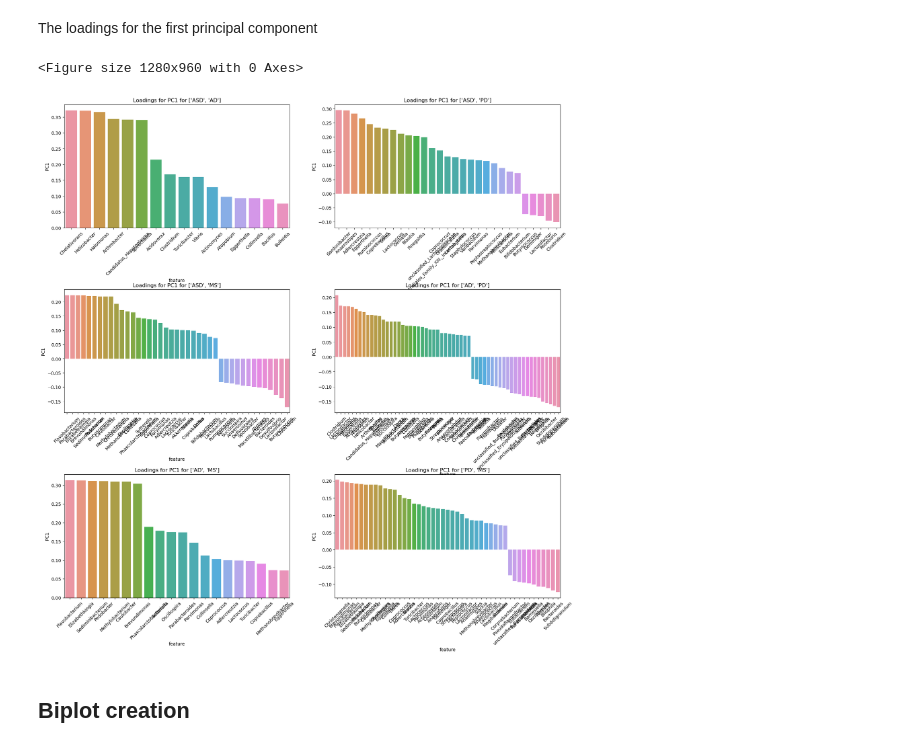
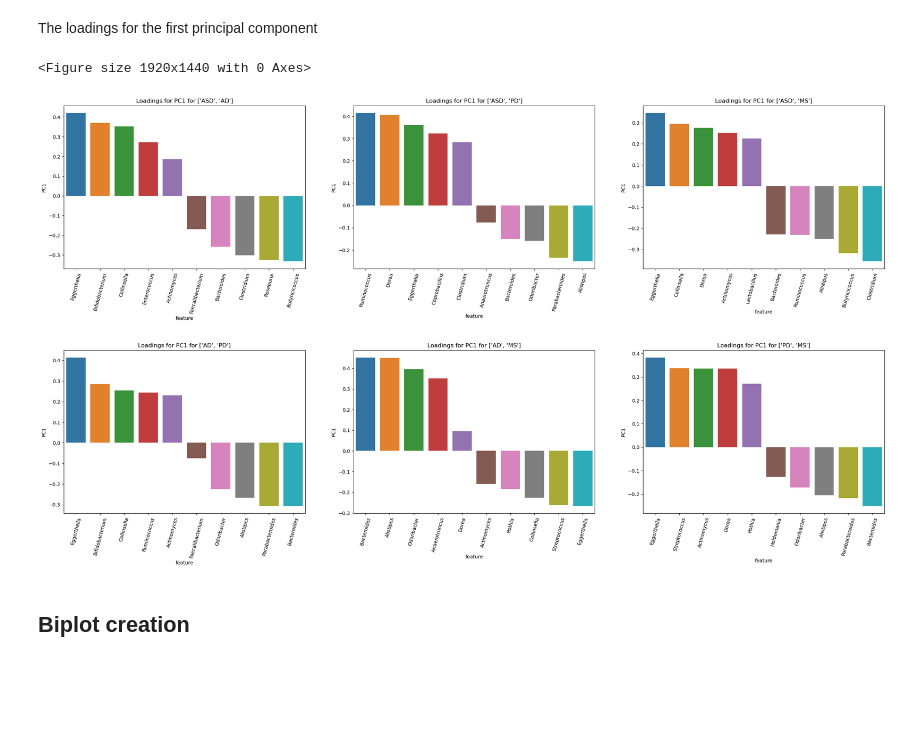
Before and after one commit to aplapteva/20440_final_project, a Jupyter notebook: Code/paired_analysis_ag.ipynb, the cells around one changed output. Drawn from its saved outputs; the diff is of its cells as text; code cells hidden in the pictures; blank space fills up the shorter version.

```diff
--- a/Code/paired_analysis_ag.ipynb
+++ b/Code/paired_analysis_ag.ipynb
@@ -134,8 +135,10 @@ Removing small relative abundances, if necessary:
 out_df_pair = []
 var_ratio_pair = []
 pcs_pair = []
+loadings_pair = []
+
 for data in data_pair_1:
-    pca = PCA(n_components=.95)
+    pca = PCA(n_components=.90)
     out = pca.fit_transform(data)
 
     columns_list = []
@@ -146,6 +149,7 @@ for data in data_pair_1:
     out_df_pair.append(out_df)
     var_ratio_pair.append(pca.explained_variance_ratio_)
     pcs_pair.append(pca.components_)
+    loadings_pair.append(pd.DataFrame(pca.components_, columns=data.columns, index=out_df.columns))
 # %% [markdown]
 **Visualize variance ratio explained by each component:**
 # %%
@@ -154,7 +158,7 @@ fig, ((ax1, ax2), (ax3, ax4), (ax5, ax6)) = plt.subplots(3, 2, figsize=(15, 15))
 axes = [ax1, ax2, ax3, ax4, ax5, ax6]
 
 for i in range(len(out_df_pair)):
-    pc = np.linspace(1, len(out_df_pair[i].columns), len(out_df_pair[i].columns))
+    pc = np.linspace(1, len(out_df_pair[i].columns)+1, len(out_df_pair[i].columns))
     axes[i].scatter(pc, var_ratio_pair[i])
     axes[i].set_title('Explained variance ratio by component: ' +  str(pairwise[i]))
     axes[i].set(xlabel='Component')
@@ -199,32 +203,34 @@ plt.savefig('../Figures/PCA_plots_paired.svg')
 # %% [markdown]
 The loadings for the first principal component
 # %%
-plt.figure(dpi = 200)
-fig, ((ax1, ax2), (ax3, ax4), (ax5, ax6)) = plt.subplots(3, 2, figsize=(20, 20))
+plt.figure(dpi = 300)
+fig, ((ax1, ax2, ax3), (ax4, ax5, ax6)) = plt.subplots(2, 3, figsize=(30, 15))
 axes = [ax1, ax2, ax3, ax4, ax5, ax6]
 plt.subplots_adjust(hspace=.5)
+load_list = []
 
 for i in range(len(pcs_pair)):
     pcs = pcs_pair[i]
     # create a dataframe with the load of the features in PC1:
     load = pd.DataFrame(np.transpose(pcs), columns=['PC'+str(i+1) for i in range(len(out_df_pair[i].columns))])
     load["feature"] = list(data_pair_1[i].columns)
 
     # descending values
     load1 = load.sort_values('PC1', ascending=False)
     load1_feat = pd.DataFrame(load1[["feature", 'PC1']], columns=['feature', 'PC1']) # for reference
+    load_list.append(list(load1_feat["feature"]))
 
-    for feat in pairwise[i]:
-        load1_feat = load1_feat.loc[(load1_feat['PC1'] > .07) | (load1_feat['PC1'] < -.07)]
+
+    load_out = pd.concat([load1_feat[:5], load1_feat[-5:]], ignore_index=True)
 
     # plot
-    sns.barplot(load1_feat, x='feature', y='PC1', ax=axes[i]);
-    axes[i].set_xticklabels(load1_feat['feature'], rotation=45);
+    sns.barplot(load_out, x='feature', y='PC1', ax=axes[i]);
+    axes[i].set_xticklabels(load_out['feature'], rotation=75);
     axes[i].set_title("Loadings for PC1 for " + str(pairwise[i]));
 
 plt.savefig('../Figures/PCA_load_plots_paired.svg')
 # %% [output]
-<Figure size 1280x960 with 0 Axes>
+<Figure size 1920x1440 with 0 Axes>
-[figure, old version]
+[figure, new version]
 # %% [markdown]
 ## Biplot creation
```
Also changed, not shown: parts of 29 cells of this notebook, 28 other files.
